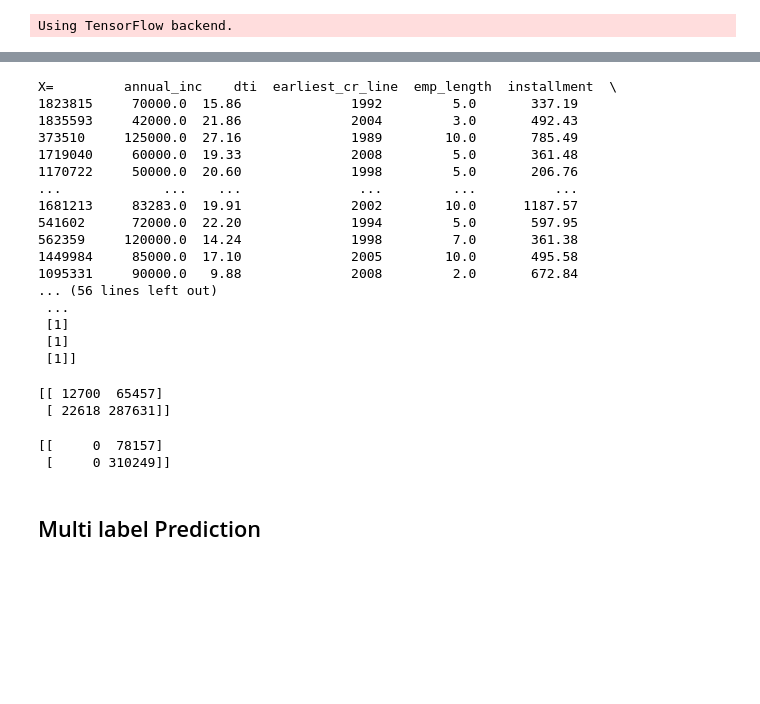
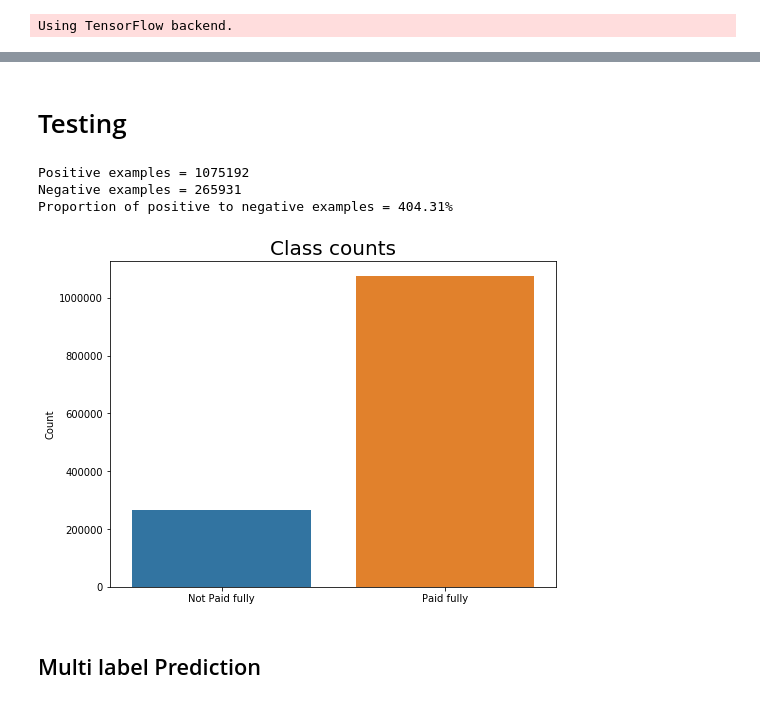
Before and after one commit to miazhx/capstone, a Jupyter notebook: James/Predicting Default Rate.ipynb, the cells around one changed output, grey strips where cells are left out. Cells and saved outputs as stored; diff of their text form; code cells hidden in the pictures; blank space fills up the shorter version.

```diff
--- a/James/Predicting Default Rate.ipynb
+++ b/James/Predicting Default Rate.ipynb
@@ -635,37 +823,25 @@ Y2_pred = model.predict_classes(X_test)
-# %%
-print("X=%s, Predicted=%s" % (X_test, Y2_pred))
-# %% [output]
-X=         annual_inc    dti  earliest_cr_line  emp_length  installment  \
-1823815     70000.0  15.86              1992         5.0       337.19
-1835593     42000.0  21.86              2004         3.0       492.43
-373510     125000.0  27.16              1989        10.0       785.49
-1719040     60000.0  19.33              2008         5.0       361.48
-1170722     50000.0  20.60              1998         5.0       206.76
-...             ...    ...               ...         ...          ...
-1681213     83283.0  19.91              2002        10.0      1187.57
-541602      72000.0  22.20              1994         5.0       597.95
-562359     120000.0  14.24              1998         7.0       361.38
-1449984     85000.0  17.10              2005        10.0       495.58
-1095331     90000.0   9.88              2008         2.0       672.84
-... (56 lines left out)
- ...
- [1]
- [1]
- [1]]
-# %%
-from sklearn.metrics import confusion_matrix
-confusion_matrix = confusion_matrix(Y_test, Y1_pred)
-print(confusion_matrix)
-# %% [output]
-[[ 12700  65457]
- [ 22618 287631]]
-# %%
-from sklearn.metrics import confusion_matrix
-confusion_matrix = confusion_matrix(Y_test, Y2_pred)
-print(confusion_matrix)
-# %% [output]
-[[     0  78157]
- [     0 310249]]
+# %% [markdown]
+# Testing
+# %%
+df = loans
+# %%
+# Get number of positve and negative examples
+pos = df[df["loan_status"] == 1].shape[0]
+neg = df[df["loan_status"] == 0].shape[0]
+print(f"Positive examples = {pos}")
+print(f"Negative examples = {neg}")
+print(f"Proportion of positive to negative examples = {(pos / neg) * 100:.2f}%")
+plt.figure(figsize=(8, 6))
+sns.countplot(df["loan_status"])
+plt.xticks((0, 1), ["Not Paid fully", "Paid fully"])
+plt.xlabel("")
+plt.ylabel("Count")
+plt.title("Class counts", y=1, fontdict={"fontsize": 20});
+# %% [output]
+Positive examples = 1075192
+Negative examples = 265931
+Proportion of positive to negative examples = 404.31%
+[figure, added]
 # %% [markdown]
 ## Multi label Prediction
 # %%
```
Also changed, not shown: parts of 38 cells of this notebook.
